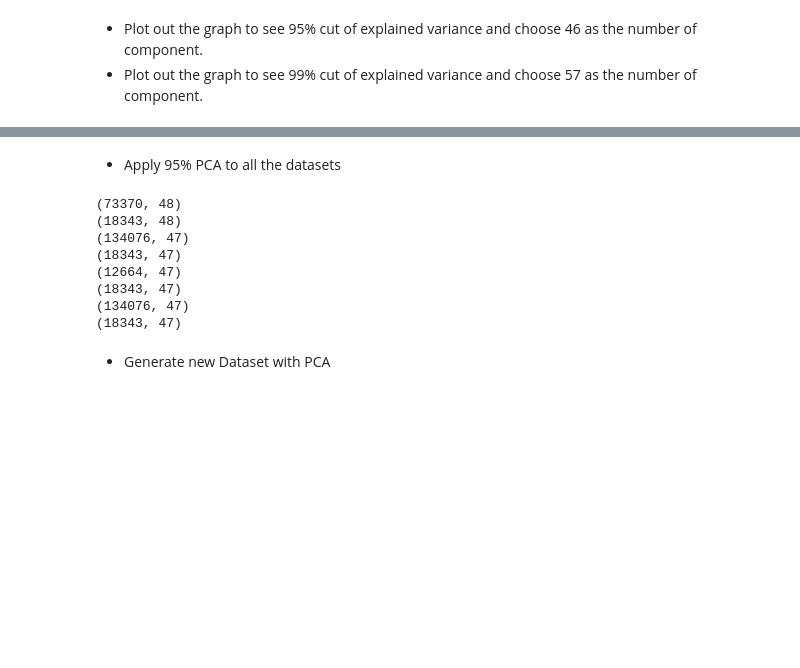
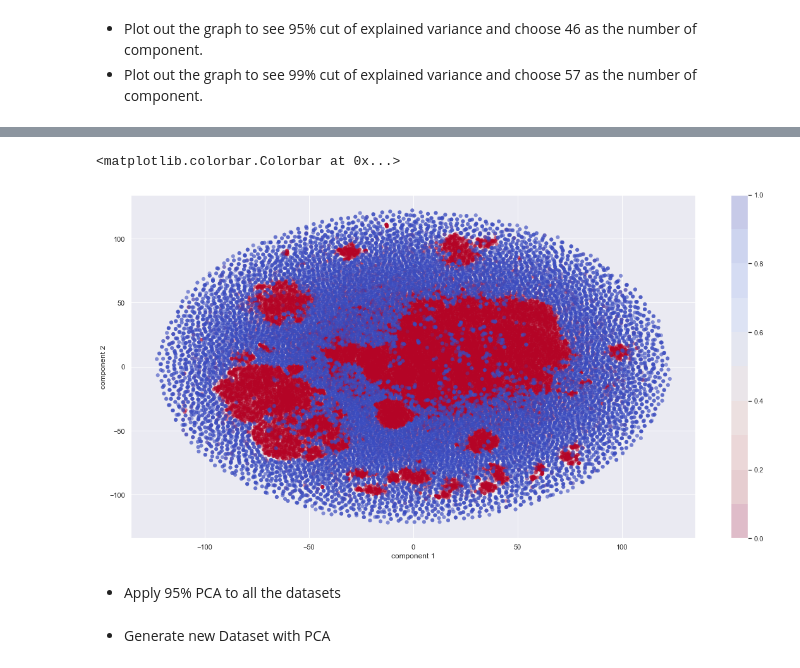
Before and after one commit to JennaYuuu/AML-Project, a Jupyter notebook: model_building/pca.ipynb, the cells around one changed output, grey strips where cells are left out. Cells and saved outputs as stored; diff of their text form; code cells hidden in the pictures; blank space fills up the shorter version.

```diff
--- a/model_building/pca.ipynb
+++ b/model_building/pca.ipynb
@@ -138,0 +92,3 @@ plt.show()
+# %%
+tsne = TSNE(n_components=2, learning_rate='auto', init='random', perplexity=3, verbose=1)
+patient_X_dev_smote_tsne = tsne.fit_transform(patient_X_dev_smote)
@@ -139,3 +113,13 @@ plt.show()
+# %%
+plt.scatter(patient_X_dev_smote_tsne[:,0], patient_X_dev_smote_tsne[:,1],
+            c=patient_y_dev_smote_pca_vis, edgecolor='none', alpha=0.2,
+            cmap=plt.cm.get_cmap('coolwarm_r', 10))
+plt.xlabel('component 1')
+plt.ylabel('component 2')
+plt.colorbar()
+# %% [output]
+<matplotlib.colorbar.Colorbar at 0x...>
+[figure, added]
 # %% [markdown]
 * Apply 95% PCA to all the datasets
 # %%
@@ -155,26 +139,5 @@ pca_95 = PCA(n_components = 0.95)
 patient_X_dev_smote_pca95 = pd.DataFrame(pca_95.fit_transform(patient_X_dev_smote), index = patient_X_dev_smote.index)
 patient_X_test_smote_pca95 = pd.DataFrame(pca_95.transform(patient_X_test), index = patient_X_test.index)
-# %%
-print(patient_X_dev_pca95.shape)
-print(patient_X_test_pca95.shape)
-
-print(patient_X_dev_os_pca95.shape)
-print(patient_X_test_os_pca95.shape)
-
-print(patient_X_dev_us_pca95.shape)
-print(patient_X_test_us_pca95.shape)
-
-print(patient_X_dev_smote_pca95.shape)
-print(patient_X_test_smote_pca95.shape)
-# %% [output]
-(73370, 48)
-(18343, 48)
-(134076, 47)
-(18343, 47)
-(12664, 47)
-(18343, 47)
-(134076, 47)
-(18343, 47)
 # %% [markdown]
 * Generate new Dataset with PCA
 # %%
```
Also changed, not shown: parts of 12 cells of this notebook.
